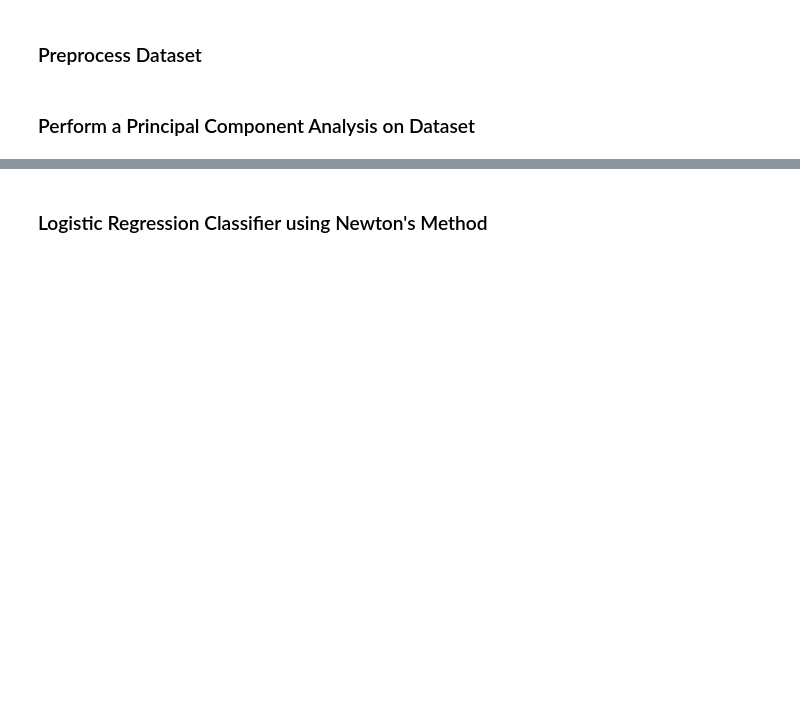
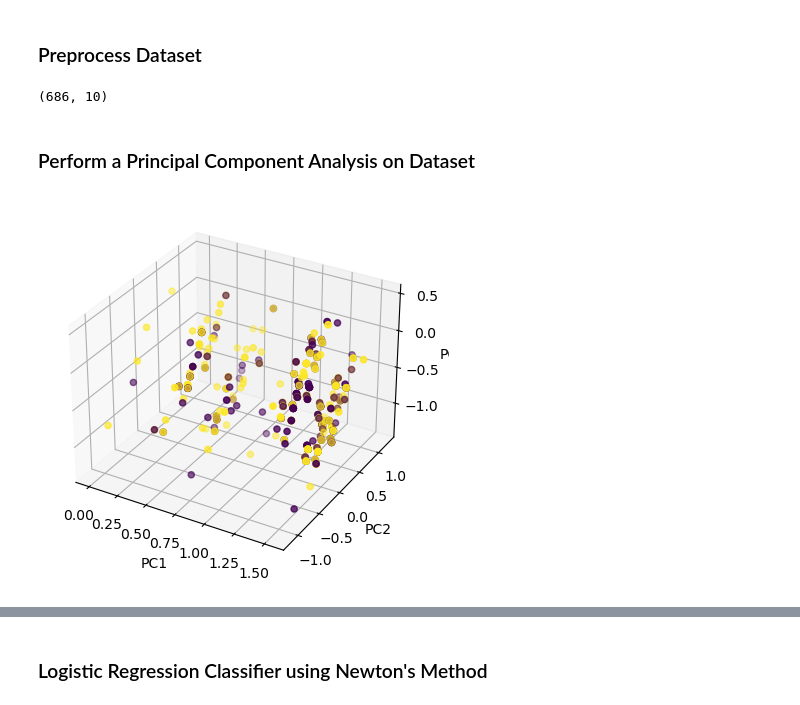
Before and after one commit to Kenny1G/OX1-4EL, a Jupyter notebook: Baseline.ipynb, the cells around one changed output, grey strips where cells are left out. Cells and saved outputs as stored; diff of their text form; code cells hidden in the pictures; blank space fills up the shorter version.

Commit message:
Now calculating precision and recall and showing PCA scatterplots

```diff
--- a/Baseline.ipynb
+++ b/Baseline.ipynb
@@ -87,6 +89,9 @@ mask = dataset.applymap(lambda x : x == 'True' or x == 'False').sum() != 0
 #mask.loc['business_id'] = True
 #dataset = dataset.set_index('business_id')
 dataset = dataset.loc[:, mask].applymap(lambda x: x == 'True')
+dataset.shape
+# %% [output]
+(686, 10)
 # %%
 # Transform Data: add targets
 df = review_restaurant_karen.set_index('business_id')
@@ -101,21 +106,32 @@ feature_set = dataset.drop(['target'], axis=1).applymap(lamb).to_numpy()
 # %% [markdown]
 ### Perform a Principal Component Analysis on Dataset
 # %%
+pca_status = 'KENNY'
 # Principal Component Analysis
-# Calculate eigenvectors of covariance matrix
+# Calculate eigenvectors and values of covariance matrix
 C = np.cov(feature_set.T)
-evals, evecs = np.linalg.eig(C)
-pcts = 100 * evals / np.sum(evals)
+eigen_vals, eigen_vecs = np.linalg.eig(C)
+pcts = 100 * eigen_vals / np.sum(eigen_vals)
 
-# Select Feature Matrix
+# Create Feature Matrix to decide which principal components to keep
+n_components = 3
 sortidx = np.argsort(pcts)
-sorted_evecs = evecs[sortidx[::-1]]
-feature_vec = sorted_evecs[:6]
+sorted_eigen_vecs = eigen_vecs[sortidx[::-1]]
+feature_vec = sorted_eigen_vecs[:n_components + 1]
 
-X_pca = feature_vec @ feature_set.T
-tmp_df = pd.DataFrame(X_pca.T)
+# Recast Data along axes of principal components
+X_pca = (feature_vec @ feature_set.T).T
+tmp_df = pd.DataFrame(X_pca)
 tmp_df['target'] = labels
-#pcts[sortidx[::-1]][:6], X_pca.shape
+fig = plt.figure()
+ax = fig.add_subplot(111, projection="3d")
+ax.scatter(X_pca[:, 0], X_pca[:, 1], X_pca[:, 2], c=labels)
+ax.set_xlabel("PC1")
+ax.set_ylabel("PC2")
+ax.set_zlabel("PC3")
+plt.show()
+# %% [output]
+[figure, added]
 # %%
 from sklearn.decomposition import PCA
 from sklearn.preprocessing import StandardScaler
```
Also changed, not shown: parts of 17 cells of this notebook.
